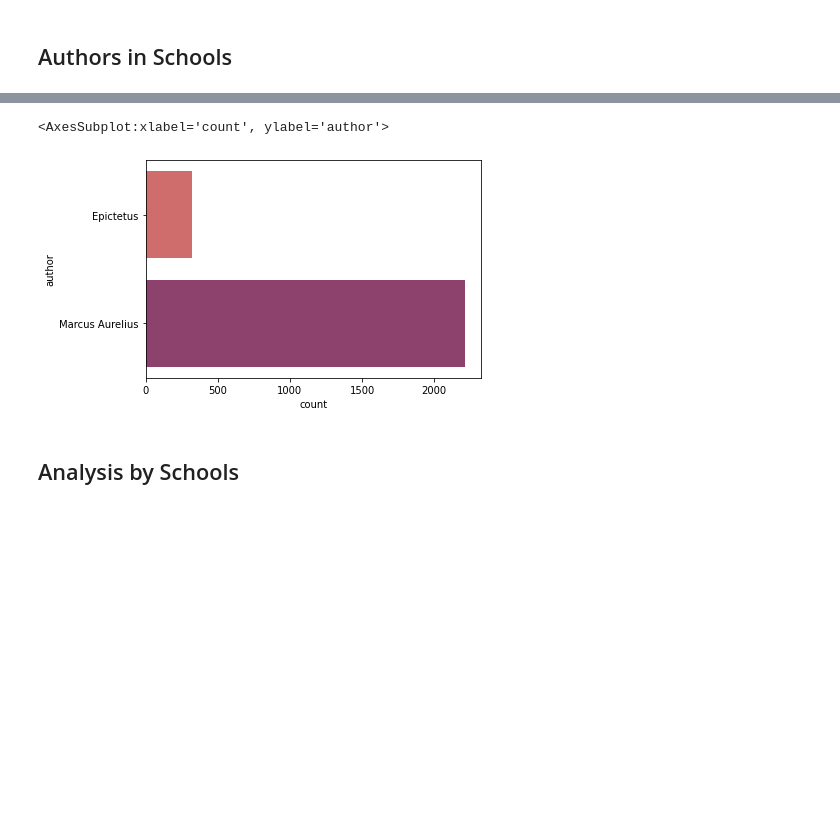
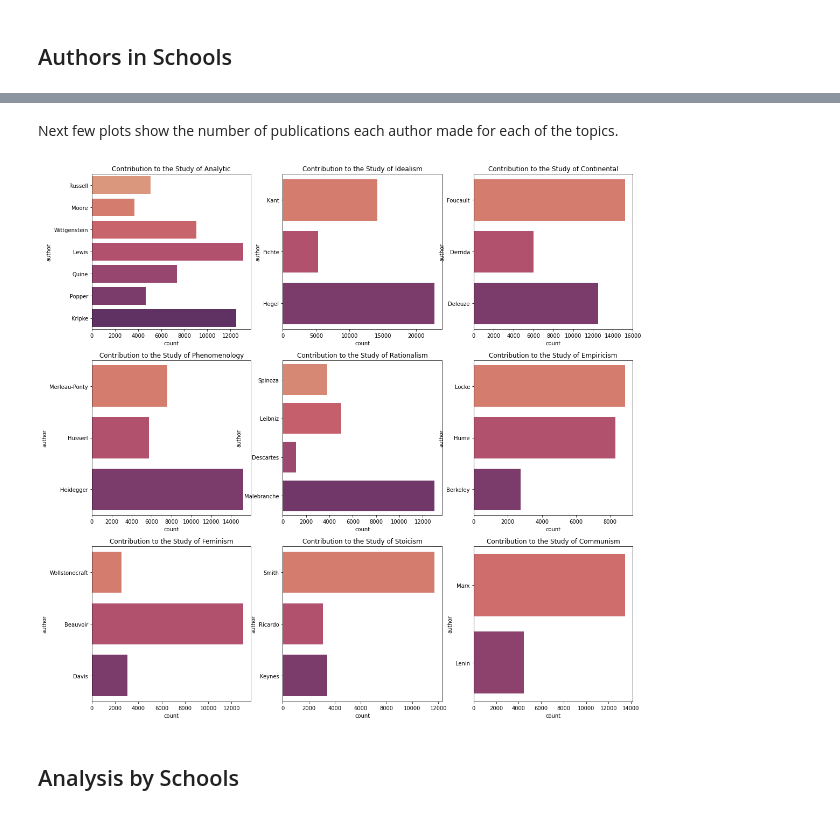
Before and after one commit to woonsupkim/NLP_Philosophy_DataStory, a Jupyter notebook: Project1.ipynb, the cells around one changed output, grey strips where cells are left out. Cells and saved outputs as stored; diff of their text form; code cells hidden in the pictures; blank space fills up the shorter version.

```diff
--- a/Project1.ipynb
+++ b/Project1.ipynb
@@ -249,8 +201,29 @@ sns.countplot(y = 'author', data = df_communism, palette = 'flare')
-# %%
-sns.countplot(y = 'author', data = df_stoicism, palette = 'flare')
-# %% [output]
-<AxesSubplot:xlabel='count', ylabel='author'>
-[figure, removed]
+# %% [markdown]
+Next few plots show the number of publications each author made for each of the topics.
+# %%
+fig, axes = plt.subplots(3, 3, figsize=(18, 18))
+
+axes[0,0].set_title('Contribution to the Study of Analytic');
+axes[0,1].set_title('Contribution to the Study of Idealism');
+axes[0,2].set_title('Contribution to the Study of Continental');
+axes[1,0].set_title('Contribution to the Study of Phenomenology');
+axes[1,1].set_title('Contribution to the Study of Rationalism');
+axes[1,2].set_title('Contribution to the Study of Empiricism');
+axes[2,0].set_title('Contribution to the Study of Feminism');
+axes[2,1].set_title('Contribution to the Study of Stoicism');
+axes[2,2].set_title('Contribution to the Study of Communism');
+
+sns.countplot(ax = axes[0,0], y = 'author', data = df_analytic, palette = 'flare');
+sns.countplot(ax = axes[0,1], y = 'author', data = df_german_idealism, palette = 'flare');
+sns.countplot(ax = axes[0,2], y = 'author', data = df_continental, palette = 'flare');
+sns.countplot(ax = axes[1,0], y = 'author', data = df_phenomenology, palette = 'flare');
+sns.countplot(ax = axes[1,1], y = 'author', data = df_rationalism, palette = 'flare');
+sns.countplot(ax = axes[1,2], y = 'author', data = df_empiricism, palette = 'flare');
+sns.countplot(ax = axes[2,0], y = 'author', data = df_feminism, palette = 'flare');
+sns.countplot(ax = axes[2,1], y = 'author', data = df_capitalism, palette = 'flare');
+sns.countplot(ax = axes[2,2], y = 'author', data = df_communism, palette = 'flare');
+# %% [output]
+[figure, added]
 # %% [markdown]
 ## Analysis by Schools
 # %%
```
Also changed, not shown: parts of 42 cells of this notebook, 1 other file.
